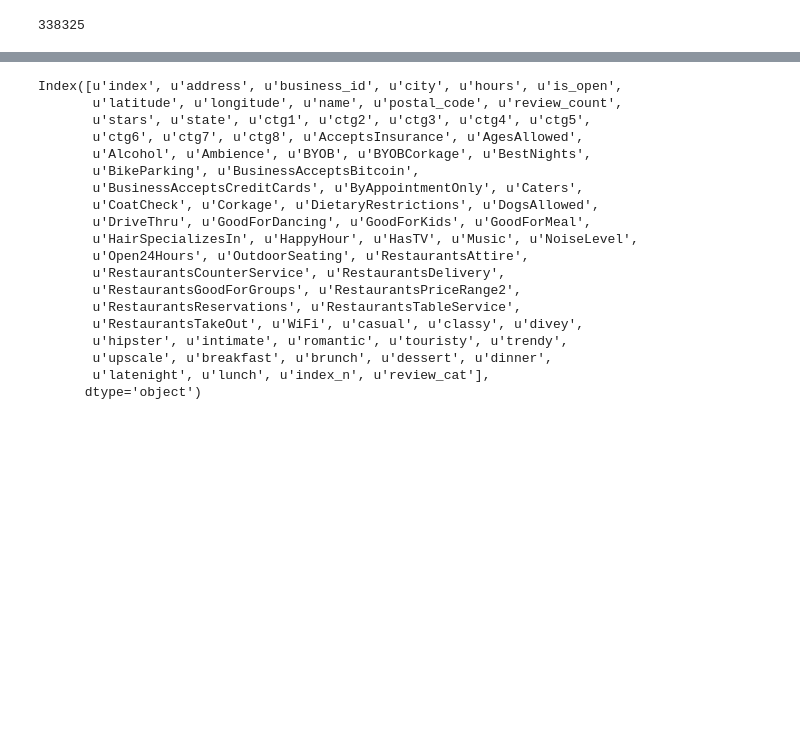
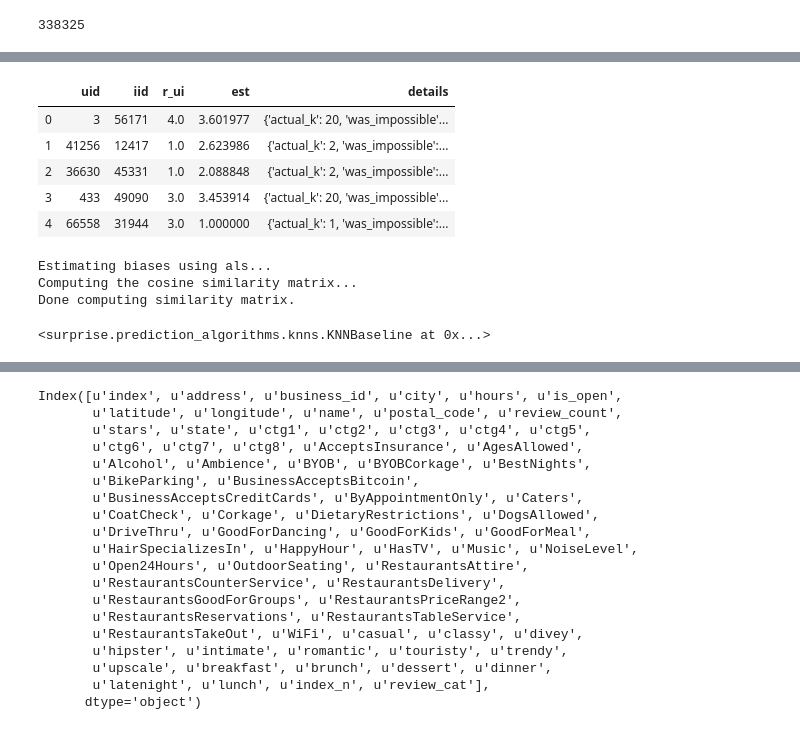
Before and after one commit to talham/CUNY, a Jupyter notebook: Data612/FinalProject/Yelp_analysis.ipynb, the cells around one changed output, grey strips where cells are left out. Saved outputs shown, nothing was run; the diff lists cells and outputs as text; code cells hidden in the pictures; blank space fills up the shorter version.

```diff
--- a/Data612/FinalProject/Yelp_analysis.ipynb
+++ b/Data612/FinalProject/Yelp_analysis.ipynb
@@ -715,0 +802,2 @@ len(rest_test)
+# %%
+algo_knn=KNNWithMeans(k=20,sim_options=sim_options)
@@ -715,0 +811,13 @@ len(rest_test)
+# %%
+pred_knn=algo_knn.test(rest_test)
+# %%
+pred_knn_df=pd.DataFrame(pred_knn)
+# %%
+pred_knn_df.head(n=5)
+# %% [output]
+|  | uid | iid | r_ui | est | details |
+| 0 | 3 | 56171 | 4.0 | 3.601977 | {'actual_k': 20, 'was_impossible'... |
+| 1 | 41256 | 12417 | 1.0 | 2.623986 | {'actual_k': 2, 'was_impossible':... |
+| 2 | 36630 | 45331 | 1.0 | 2.088848 | {'actual_k': 2, 'was_impossible':... |
+| 3 | 433 | 49090 | 3.0 | 3.453914 | {'actual_k': 20, 'was_impossible'... |
+| 4 | 66558 | 31944 | 3.0 | 1.000000 | {'actual_k': 1, 'was_impossible':... |
@@ -715,0 +826,8 @@ len(rest_test)
+# %%
+#train the baseline algorithm
+algo_baseline.fit(rest_train)
+# %% [output]
+Estimating biases using als...
+Computing the cosine similarity matrix...
+Done computing similarity matrix.
+<surprise.prediction_algorithms.knns.KNNBaseline at 0x...>
```
Also changed, not shown: parts of 82 cells of this notebook, 1 other file.
